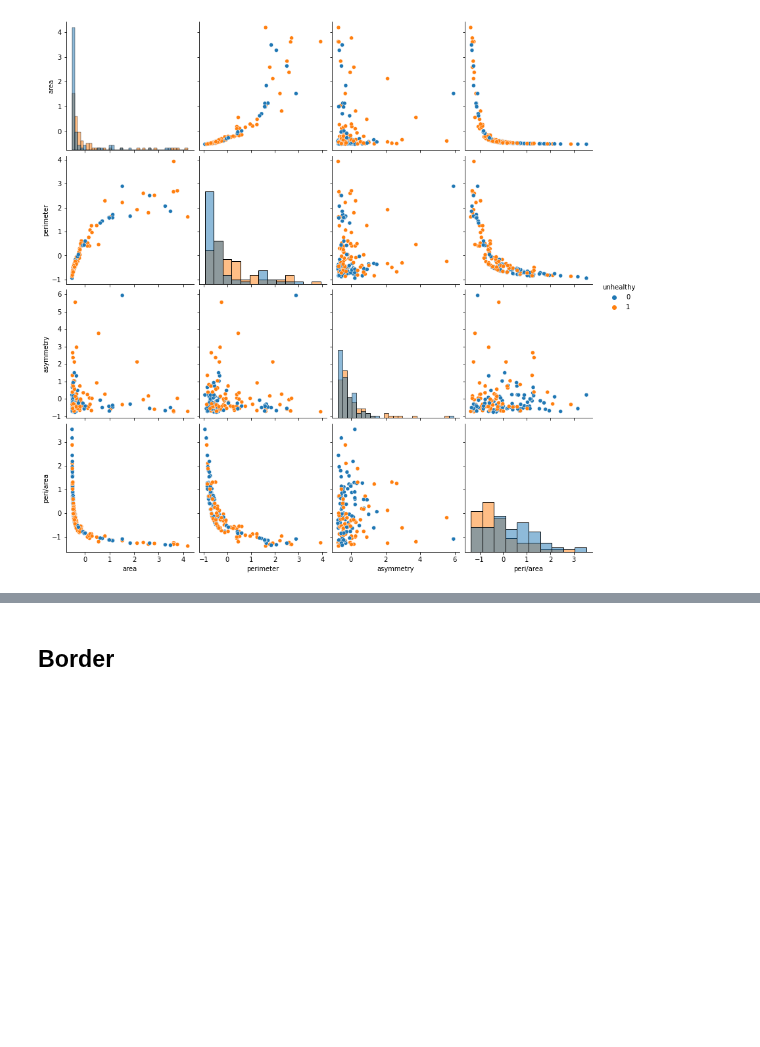
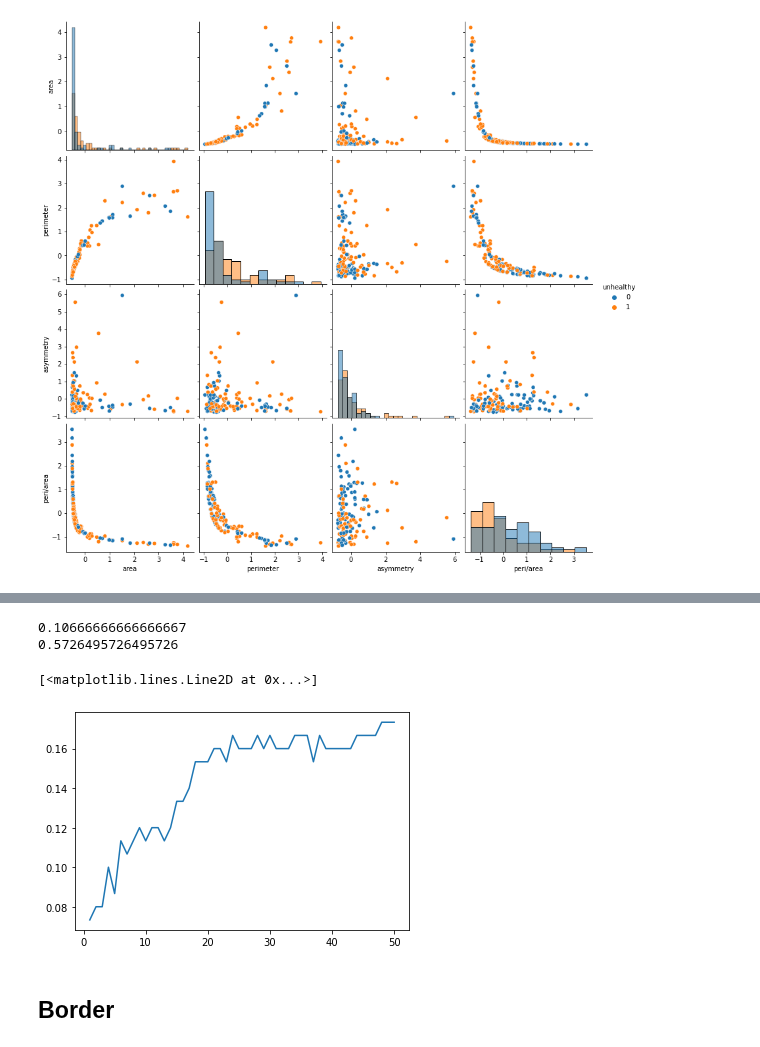
Before and after one commit to adagige/fyp2021p03g02, a Jupyter notebook: notebooks/Exercise 1.ipynb, the cells around one changed output, grey strips where cells are left out. Drawn from its saved outputs; the diff is of its cells as text; code cells hidden in the pictures; blank space fills up the shorter version.

```diff
--- a/notebooks/Exercise 1.ipynb
+++ b/notebooks/Exercise 1.ipynb
@@ -424,0 +470,8 @@ print(np.sum(y_val_tree == y_val) / np.size(y_val) * 100)
+# %%
+X = normfeatures
+y = normfeatures['unhealthy']
+
+knn = KNeighborsClassifier(n_neighbors=7)
+y_pred = cross_val_predict(knn, X, y, cv = 5)
+
+y_pred
@@ -425,3 +486,22 @@ print(np.sum(y_val_tree == y_val) / np.size(y_val) * 100)
+# %%
+from sklearn.metrics import mean_squared_error, r2_score
+
+print(mean_squared_error(y,y_pred))
+print(r2_score(y,y_pred))
+# %% [output]
+0.10666666666666667
+0.5726495726495726
+# %%
+error = []
+for k in range(1, 51):
+    knn = KNeighborsClassifier(n_neighbors=k)
+    y_pred = cross_val_predict(knn, X, y, cv = 5)
+    error.append(mean_squared_error(y,y_pred))
+# %%
+plt.plot(range(1,51), error)
+# %% [output]
+[<matplotlib.lines.Line2D at 0x...>]
+[figure, added]
 # %%
 sns.scatterplot('assymmetry', 'peri/area' , hue ='melanoma', data = true)
 # %%
```
Also changed, not shown: parts of 9 cells of this notebook.
